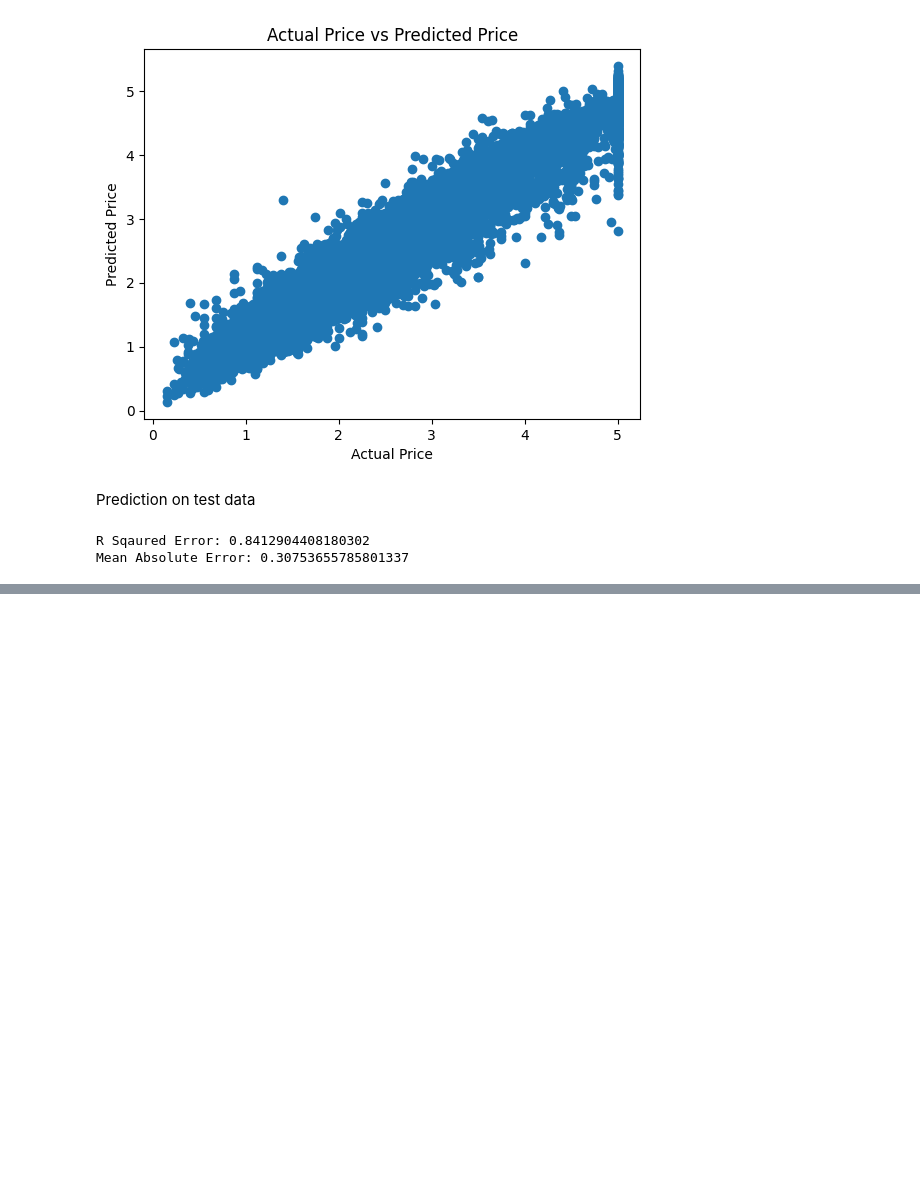
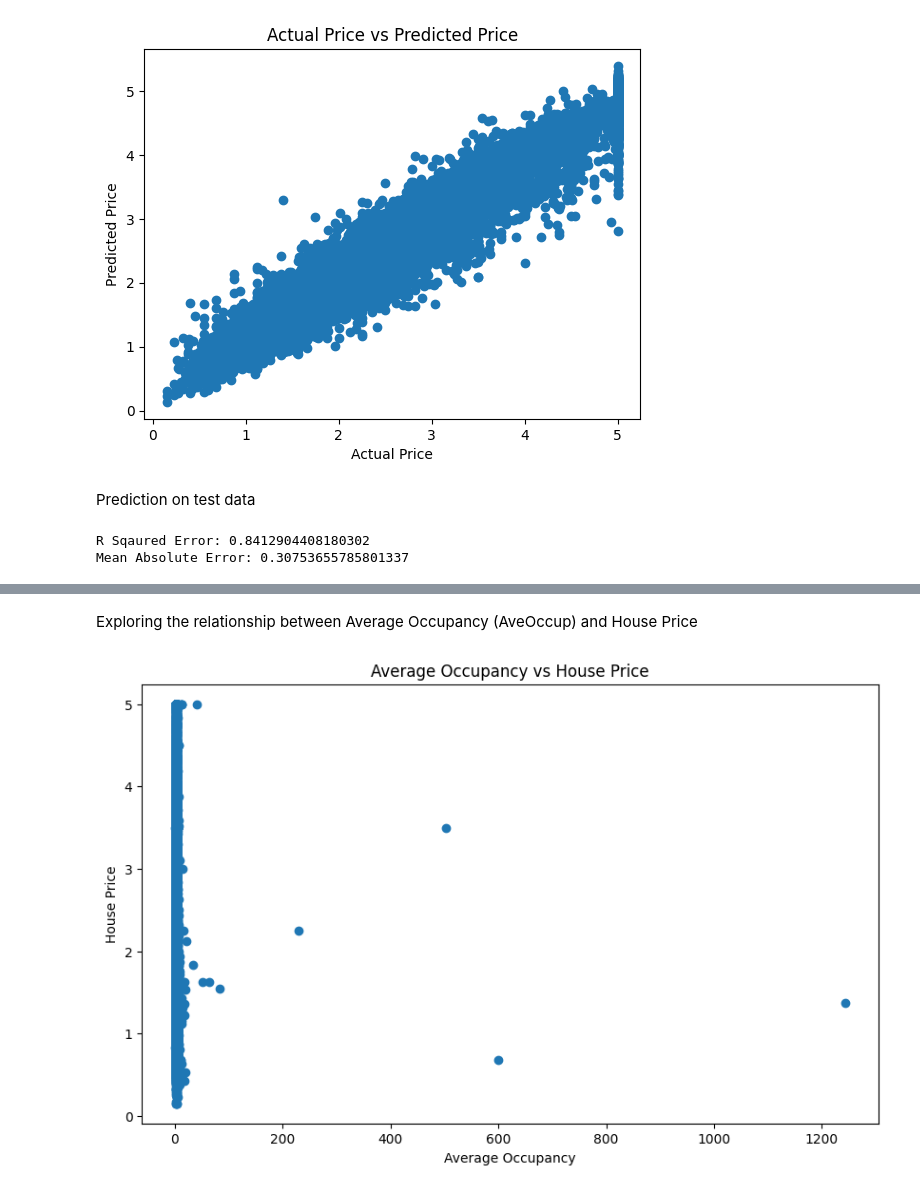
Before and after one commit to Mjsharma1234/FinGenius, a Jupyter notebook: House_Price_Prediction.ipynb, the cells around one changed output, grey strips where cells are left out. Drawn from its saved outputs; the diff is of its cells as text; code cells hidden in the pictures; blank space fills up the shorter version.

```diff
--- a/House_Price_Prediction.ipynb
+++ b/House_Price_Prediction.ipynb
@@ -228,0 +241,11 @@ Mean Absolute Error: 0.30753655785801337
+# %% [markdown]
+Exploring the relationship between Average Occupancy (AveOccup) and House Price
+# %%
+plt.figure(figsize=(10, 6))
+plt.scatter(house_price_dataframe['AveOccup'], house_price_dataframe['price'])
+plt.title('Average Occupancy vs House Price')
+plt.xlabel('Average Occupancy')
+plt.ylabel('House Price')
+plt.show()
+# %% [output]
+[figure, added]
```
Also changed, not shown: parts of 6 cells of this notebook.
